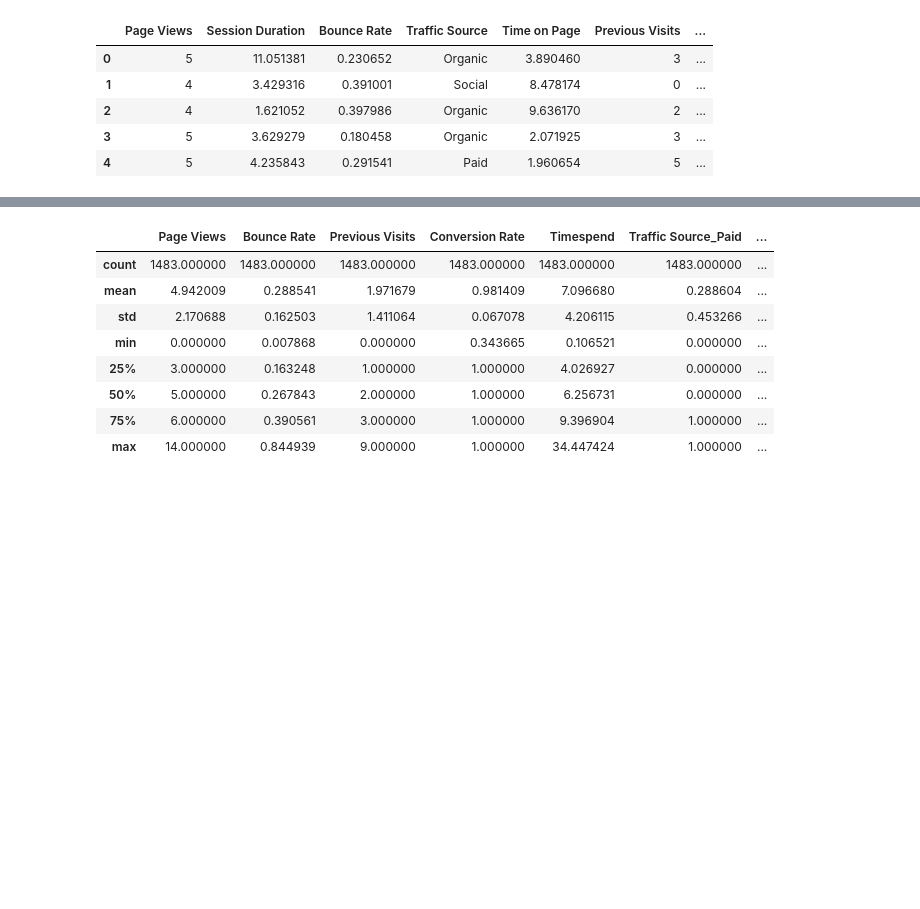
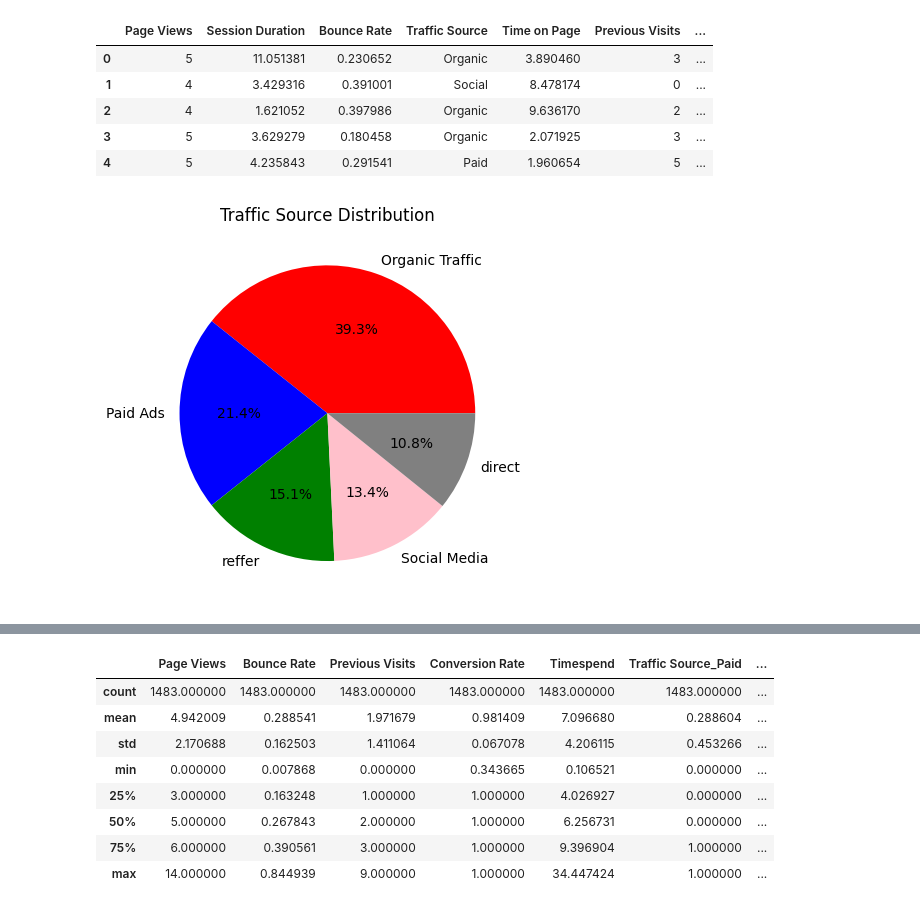
Before and after one commit to Himanshutiwari321/machine--learning-course, a Jupyter notebook: Projects-ML/project3_URP.ipynb, the cells around one changed output, grey strips where cells are left out. Saved outputs shown, nothing was run; the diff lists cells and outputs as text; code cells hidden in the pictures; blank space fills up the shorter version.

```diff
--- a/Projects-ML/project3_URP.ipynb
+++ b/Projects-ML/project3_URP.ipynb
@@ -15,6 +15,30 @@ df.head()
 | 2 | 4 | 1.621052 | 0.397986 | Organic | 9.636170 | 2 | ... |
 | 3 | 5 | 3.629279 | 0.180458 | Organic | 2.071925 | 3 | ... |
 | 4 | 5 | 4.235843 | 0.291541 | Paid | 1.960654 | 5 | ... |
+# %%
+counts = df['Traffic Source'].value_counts()
+
+label_map = {
+    'Organic': 'Organic Traffic',
+    'Social': 'Social Media',
+    'Paid': 'Paid Ads',
+    'Referral': 'reffer',
+    'Direct': 'direct'
+}
+
+labels = [label_map[i] for i in counts.index]
+
+plt.pie(
+    counts.values,
+    labels=labels,
+    autopct='%1.1f%%',
+    colors=["red", "blue", "green", "pink","grey"]
+)
+
+plt.title('Traffic Source Distribution')
+plt.show()
+# %% [output]
+[figure, added]
 # %%
 df['Timespend']= ((df['Session Duration']+df['Time on Page']))
 df.drop(columns=['Session Duration', 'Time on Page'], inplace=True)
```
Also changed, not shown: parts of 10 cells of this notebook.
